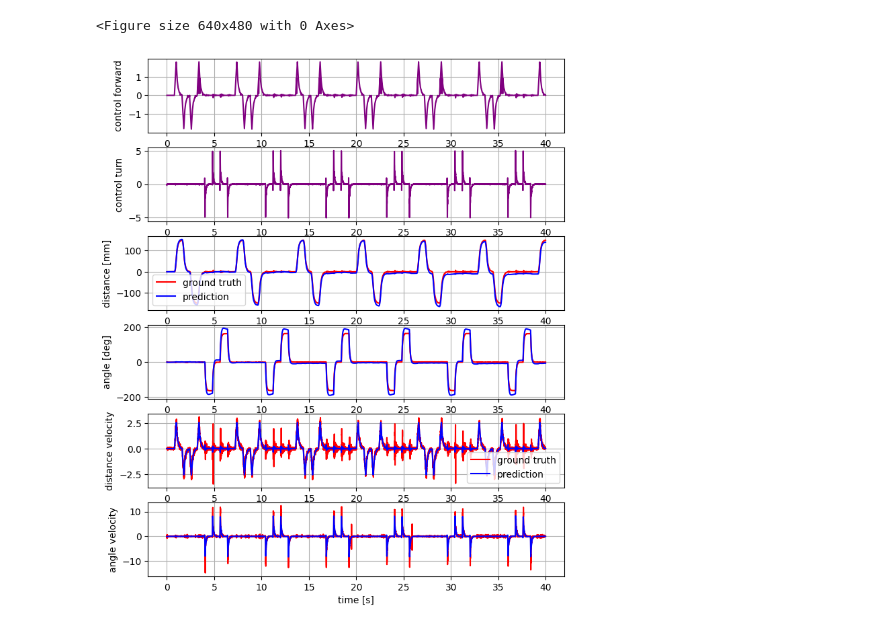
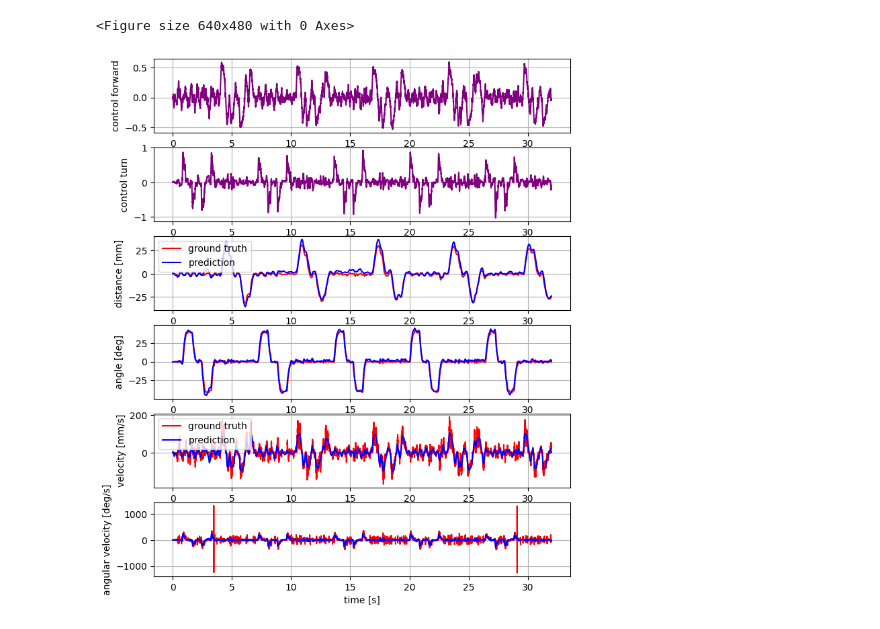
Before and after one commit to michalnand/motoko_ice_dragon_x, a Jupyter notebook: simulations/position_controller/mpc_controller.ipynb, the cells around one changed output. Drawn from its saved outputs; the diff is of its cells as text; code cells hidden in the pictures.

```diff
--- a/simulations/position_controller/mpc_controller.ipynb
+++ b/simulations/position_controller/mpc_controller.ipynb
@@ -3,14 +3,15 @@ import LibsControl
 import numpy
 import matplotlib.pyplot as plt
 
+import servo_identification
 
 #load dynamics from log file
 def load_from_file(file_name, dt):
     v = numpy.loadtxt(file_name)
 
-    #u = numpy.array(v[:, 1:3])
-    u = numpy.array(v[:, 3:5])
-    x = numpy.array(v[:, 5:7])
+    u = numpy.array(v[:, 1:3])
+    x = numpy.array(v[:, 3:5])
+
 
     t = numpy.arange(x.shape[0])*dt
 
@@ -30,15 +31,16 @@ def state_augmentation(x):
     #zero initial conditions
     x_aug = x - x[0]
 
+    x_aug = x_aug - numpy.mean(x_aug, axis=0)
+
     vel = difference(x_aug[:, 0:2])
-
     x_aug = numpy.concatenate([x_aug, vel], axis=1)
 
     return x_aug
 
 
 
-def plot_results(t_result, u_result, x_ref, x_pred, steps_start = 0 , steps_end = -1):
+def plot_results(t_result, u_result, x_ref, x_pred, steps_start = 0 , steps_end = -1, dt = 1.0/250.0):
 
     plt.clf()
 
@@ -78,17 +80,17 @@ def plot_results(t_result, u_result, x_ref, x_pred, steps_start = 0 , steps_end
 
 
     if axis_count == 6:
-        axs[4].plot(t_result[steps_start:steps_end], x_ref[steps_start:steps_end, 2], label="ground truth", color="red")
-        axs[4].plot(t_result[steps_start:steps_end], x_pred[steps_start:steps_end, 2], label="prediction", color="blue")
+        axs[4].plot(t_result[steps_start:steps_end], x_ref[steps_start:steps_end, 2]/dt, label="ground truth", color="red")
+        axs[4].plot(t_result[steps_start:steps_end], x_pred[steps_start:steps_end, 2]/dt, label="prediction", color="blue")
         axs[4].set_xlabel("time [s]")
-        axs[4].set_ylabel("distance velocity")
+        axs[4].set_ylabel("velocity [mm/s]")
         axs[4].legend()
         axs[4].grid()
 
-        axs[5].plot(t_result[steps_start:steps_end], x_ref[steps_start:steps_end, 3]*180.0/numpy.pi, color="red")
-        axs[5].plot(t_result[steps_start:steps_end], x_pred[steps_start:steps_end, 3]*180.0/numpy.pi, color="blue")
+        axs[5].plot(t_result[steps_start:steps_end], x_ref[steps_start:steps_end, 3]*(180.0/numpy.pi)/dt, color="red")
+        axs[5].plot(t_result[steps_start:steps_end], x_pred[steps_start:steps_end, 3]*(180.0/numpy.pi)/dt, color="blue")
         axs[5].set_xlabel("time [s]")
-        axs[5].set_ylabel("angle velocity")
+        axs[5].set_ylabel("angular velocity [deg/s]")
         axs[5].grid()
 
 
@@ -183,31 +216,34 @@ mat_b =
 # %%
 #model verification
 #set same inputs and initial conditions
+
+
 
 ds = LibsControl.DynamicalSystemDiscrete(a_est, b_est, c_est)
 
 x_initial = numpy.expand_dims(x_ref[0], axis=0).T
 ds.reset(x_initial)
 
 x_hat_result = []
 
 for n in range(n_steps):
 
     u = u_result[n, :]
     u = numpy.expand_dims(u, axis=0).T
 
     x, y = ds.forward_state(u)
 
     x_hat_result.append(x[:, 0])
 
 x_hat_result = numpy.array(x_hat_result)
 
 
 #plot results
-plot_results(t_result, u_result, x_ref, x_hat_result, 0, 10000)
+count = int(20*1.0/dt)
+plot_results(t_result, u_result, x_ref, x_hat_result, 0)
 # %% [output]
 <Figure size 640x480 with 0 Axes>
-[figure, old version]
+[figure, new version]
 # %%
 #controller synthetis
 
```
Also changed, not shown: parts of 5 cells of this notebook, 7 other files.
